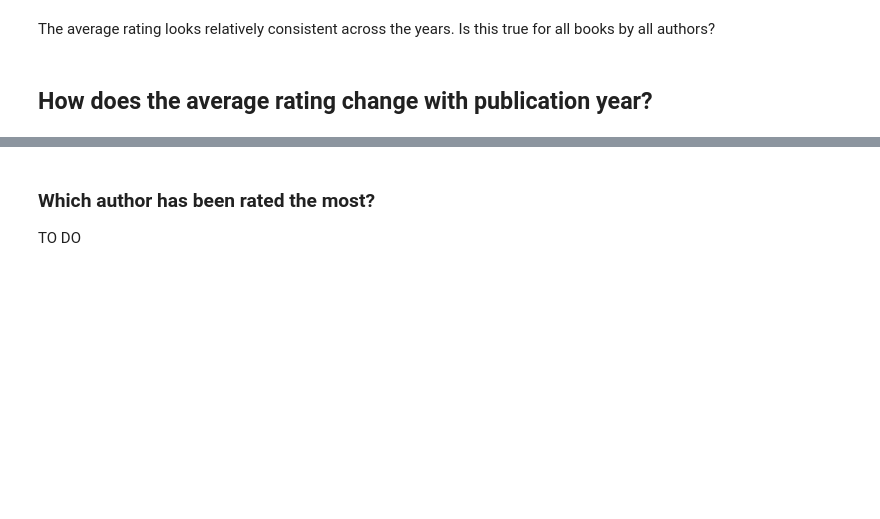
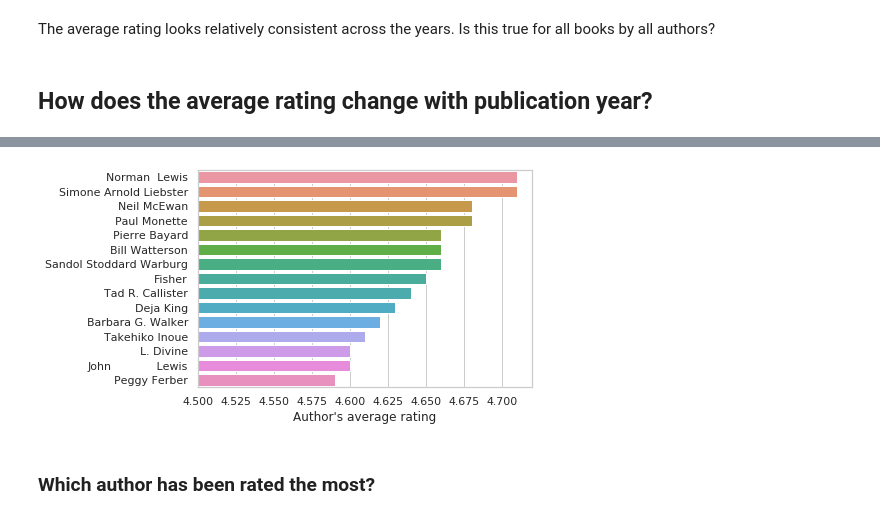
Before and after one commit to EmmaKLofthouse/Book-Analysis-and-Recommender, a Jupyter notebook: Goodreads.ipynb, the cells around one changed output, grey strips where cells are left out. Drawn from its saved outputs; the diff is of its cells as text; code cells hidden in the pictures; blank space fills up the shorter version.

```diff
--- a/Goodreads.ipynb
+++ b/Goodreads.ipynb
@@ -468,4 +525,22 @@ TO DO
+# %%
+# Calculate the average rating for each author
+avg_rating_by_author = df.groupby('author')['avg_rating'].mean().reset_index()
+avg_rating_by_author.columns = ['author', 'author_rating']
+avg_rating_by_author['author_rating'] = avg_rating_by_author['author_rating'].round(2)
+
+total_num_ratings_by_author =  df.groupby('author')['num_ratings'].sum().reset_index()
+total_num_ratings_by_author.columns = ['author', 'author_num_ratings']
+
+authors = pd.merge(avg_rating_by_author,total_num_ratings_by_author, on='author')
+# %%
+authors_gt_1000_ratings = authors[authors.author_num_ratings > 1000]
+highest_rated_authors = authors_gt_1000_ratings.sort_values("author_rating",ascending=False).head(15)
+sns.barplot(data=highest_rated_authors,x='author_rating',y='author')
+
+plt.xlim(4.5,4.72)
+plt.ylabel("")
+plt.xlabel("Author's average rating");
+# %% [output]
+[figure, added]
 # %% [markdown]
-### Which author has been rated the most?
-
-TO DO
+### Which author has been rated the most? <a name="most-rated-authors"></a>
```
Also changed, not shown: parts of 26 cells of this notebook.
